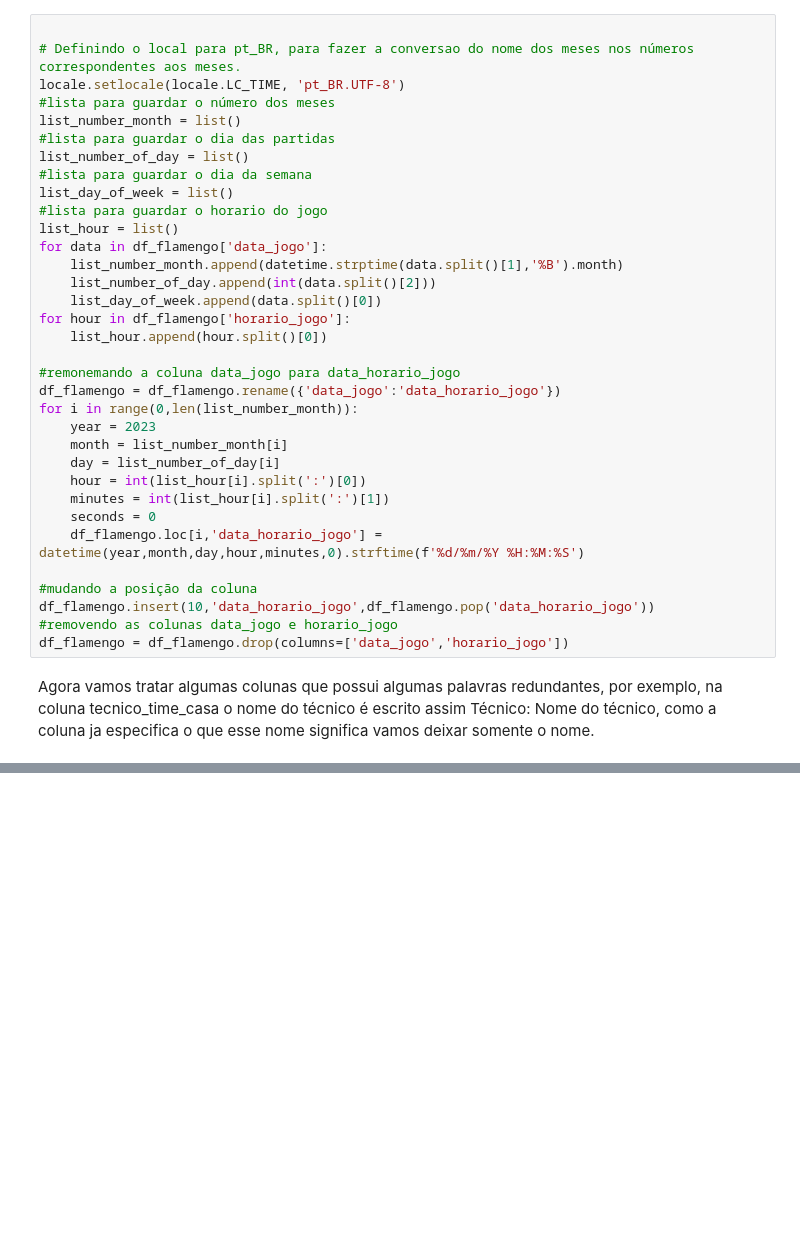
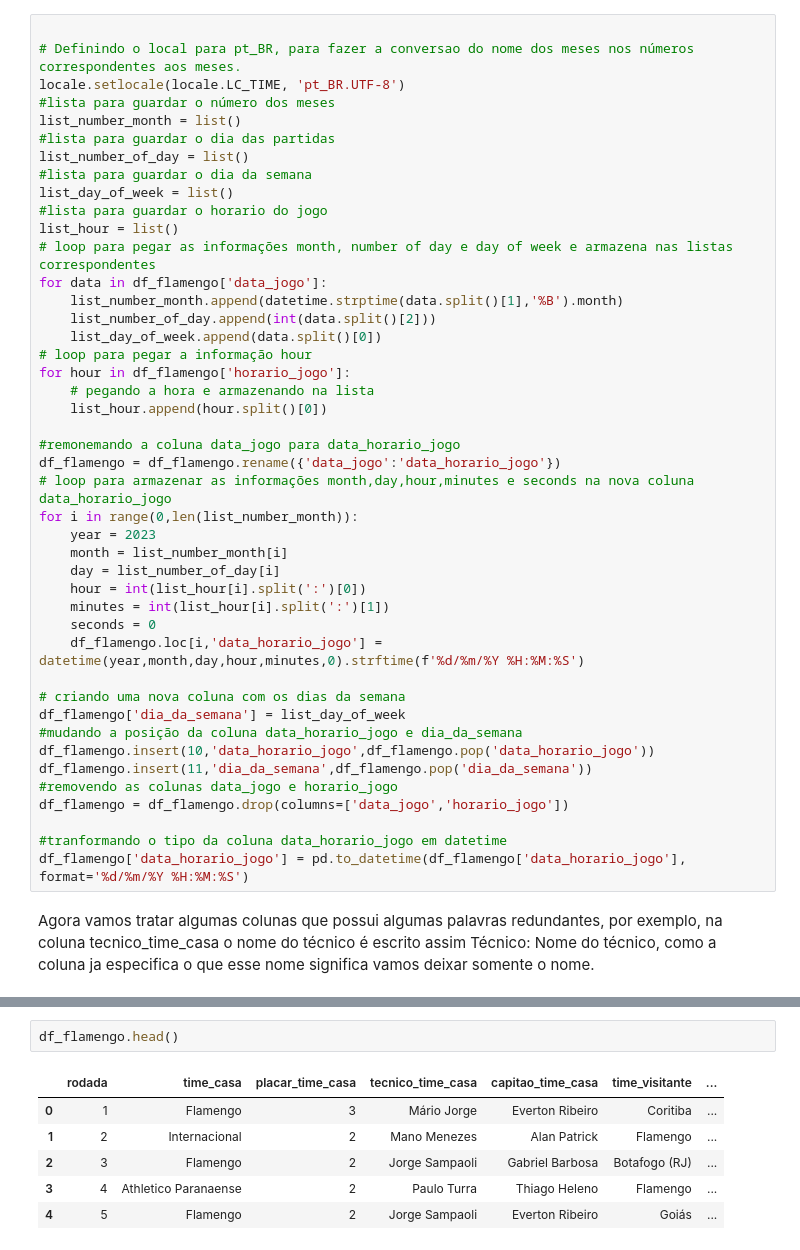
Before and after one commit to Fabio-luiz-sousa/flamengo_analysis_brasileiro_2023, a Jupyter notebook: part_2_data_cleaning/data_cleaning.ipynb, the cells around one changed output, grey strips where cells are left out. Cells and saved outputs as stored; diff of their text form; blank space fills up the shorter version.

```diff
--- a/part_2_data_cleaning/data_cleaning.ipynb
+++ b/part_2_data_cleaning/data_cleaning.ipynb
@@ -90,15 +90,19 @@ list_number_of_day = list()
 list_day_of_week = list()
 #lista para guardar o horario do jogo
 list_hour = list()
+# loop para pegar as informações month, number of day e day of week e armazena nas listas correspondentes
 for data in df_flamengo['data_jogo']:
     list_number_month.append(datetime.strptime(data.split()[1],'%B').month)
     list_number_of_day.append(int(data.split()[2]))
     list_day_of_week.append(data.split()[0])
+# loop para pegar a informação hour
 for hour in df_flamengo['horario_jogo']:
+    # pegando a hora e armazenando na lista
     list_hour.append(hour.split()[0])
 
 #remonemando a coluna data_jogo para data_horario_jogo
 df_flamengo = df_flamengo.rename({'data_jogo':'data_horario_jogo'})
+# loop para armazenar as informações month,day,hour,minutes e seconds na nova coluna data_horario_jogo
 for i in range(0,len(list_number_month)):
     year = 2023
     month = list_number_month[i]
@@ -108,10 +112,16 @@ for i in range(0,len(list_number_month)):
     seconds = 0
     df_flamengo.loc[i,'data_horario_jogo'] = datetime(year,month,day,hour,minutes,0).strftime(f'%d/%m/%Y %H:%M:%S')
 
-#mudando a posição da coluna
+# criando uma nova coluna com os dias da semana
+df_flamengo['dia_da_semana'] = list_day_of_week
+#mudando a posição da coluna data_horario_jogo e dia_da_semana
 df_flamengo.insert(10,'data_horario_jogo',df_flamengo.pop('data_horario_jogo'))
+df_flamengo.insert(11,'dia_da_semana',df_flamengo.pop('dia_da_semana'))
 #removendo as colunas data_jogo e horario_jogo
 df_flamengo = df_flamengo.drop(columns=['data_jogo','horario_jogo'])
+
+#tranformando o tipo da coluna data_horario_jogo em datetime
+df_flamengo['data_horario_jogo'] = pd.to_datetime(df_flamengo['data_horario_jogo'], format='%d/%m/%Y %H:%M:%S')
 # %% [markdown]
 Agora vamos tratar algumas colunas que possui algumas palavras redundantes, por exemplo, na coluna tecnico_time_casa o nome do técnico é escrito assim Técnico: Nome do técnico, como a coluna ja especifica o que esse nome significa vamos deixar somente o nome.
 # %%
@@ -125 +146,10 @@ def remove_redundancy(columns,df_flamengo):
 remove_redundancy(columns,df_flamengo)
+# %%
+df_flamengo.head()
+# %% [output]
+|  | rodada | time_casa | placar_time_casa | tecnico_time_casa | capitao_time_casa | time_visitante | ... |
+| 0 | 1 | Flamengo | 3 | Mário Jorge | Everton Ribeiro | Coritiba | ... |
+| 1 | 2 | Internacional | 2 | Mano Menezes | Alan Patrick | Flamengo | ... |
+| 2 | 3 | Flamengo | 2 | Jorge Sampaoli | Gabriel Barbosa | Botafogo (RJ) | ... |
+| 3 | 4 | Athletico Paranaense | 2 | Paulo Turra | Thiago Heleno | Flamengo | ... |
+| 4 | 5 | Flamengo | 2 | Jorge Sampaoli | Everton Ribeiro | Goiás | ... |
```
Also changed, not shown: parts of 16 cells of this notebook.
